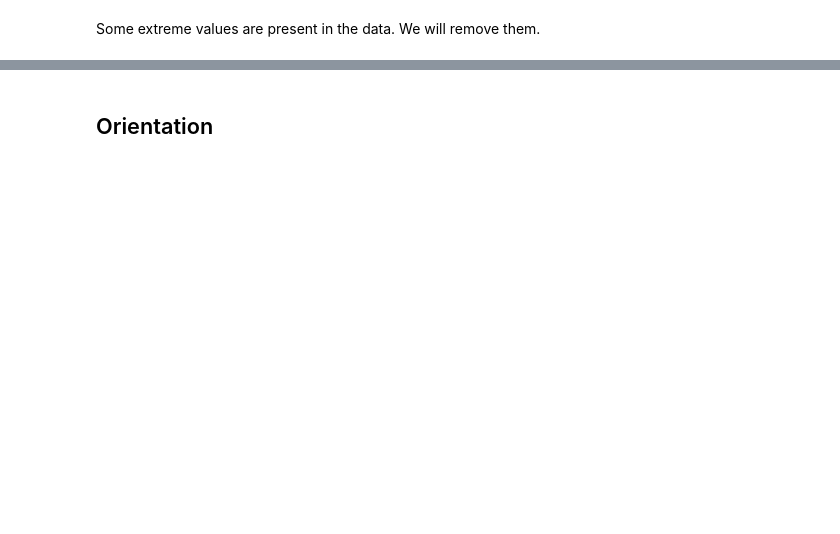
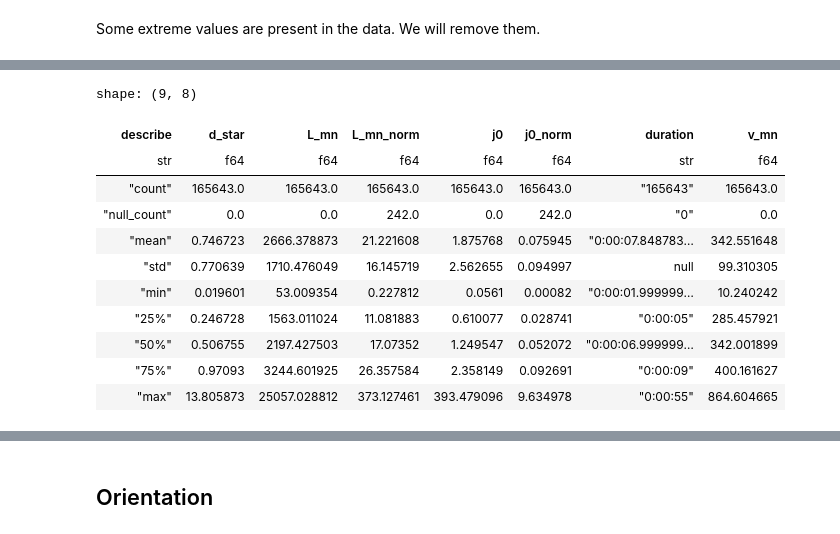
Before and after one commit to Beforerr/discontinuitypy, a Jupyter notebook: notebooks/analysis/02_properties.ipynb, the cells around one changed output, grey strips where cells are left out. Drawn from its saved outputs; the diff is of its cells as text; code cells hidden in the pictures; blank space fills up the shorter version.

```diff
--- a/notebooks/analysis/02_properties.ipynb
+++ b/notebooks/analysis/02_properties.ipynb
@@ -21,3 +19,5 @@ catalog = load_catalog(ROOT_DIR)
+# %%
+catalog = load_catalog()
 # %% [markdown]
 Connect `python` with `R` kernel
 # %%
@@ -42,5 +40,0 @@ thb_dataset = cIDsDataset(sat_id="THB", tau=60, ts=1, catalog=catalog)
-# %%
-thb_inter_state_sw: pl.LazyFrame = catalog.load('THB.STATE.inter_data_sw')
-start, end = thb_inter_state_sw.select(['start', 'end']).collect()
-
-thb_sw_dataset = filter_tranges_ds(thb_dataset, (start, end))
@@ -61,6 +58,9 @@ DISPLAY_VARS = ['time', 'sat'] + NVARS
 
 
 def check_candidates(df):
-    return df[NVARS].describe()
+    if isinstance(df, pl.LazyFrame):
+        df = df.collect()
+    return df.select(NVARS).describe()
 
-check_candidates(all_candidates_l0)
+check_candidates(all_events_l1)
+# %% [output]
@@ -66,0 +68,12 @@ check_candidates(all_candidates_l0)
+shape: (9, 8)
+| describe | d_star | L_mn | L_mn_norm | j0 | j0_norm | duration | v_mn |
+| str | f64 | f64 | f64 | f64 | f64 | str | f64 |
+| "count" | 165643.0 | 165643.0 | 165643.0 | 165643.0 | 165643.0 | "165643" | 165643.0 |
+| "null_count" | 0.0 | 0.0 | 242.0 | 0.0 | 242.0 | "0" | 0.0 |
+| "mean" | 0.746723 | 2666.378873 | 21.221608 | 1.875768 | 0.075945 | "0:00:07.848783… | 342.551648 |
+| "std" | 0.770639 | 1710.476049 | 16.145719 | 2.562655 | 0.094997 | null | 99.310305 |
+| "min" | 0.019601 | 53.009354 | 0.227812 | 0.0561 | 0.00082 | "0:00:01.999999… | 10.240242 |
+| "25%" | 0.246728 | 1563.011024 | 11.081883 | 0.610077 | 0.028741 | "0:00:05" | 285.457921 |
+| "50%" | 0.506755 | 2197.427503 | 17.07352 | 1.249547 | 0.052072 | "0:00:06.999999… | 342.001899 |
+| "75%" | 0.97093 | 3244.601925 | 26.357584 | 2.358149 | 0.092691 | "0:00:09" | 400.161627 |
+| "max" | 13.805873 | 25057.028812 | 373.127461 | 393.479096 | 9.634978 | "0:00:55" | 864.604665 |
```
Also changed, not shown: parts of 64 cells of this notebook, 37 other files.
